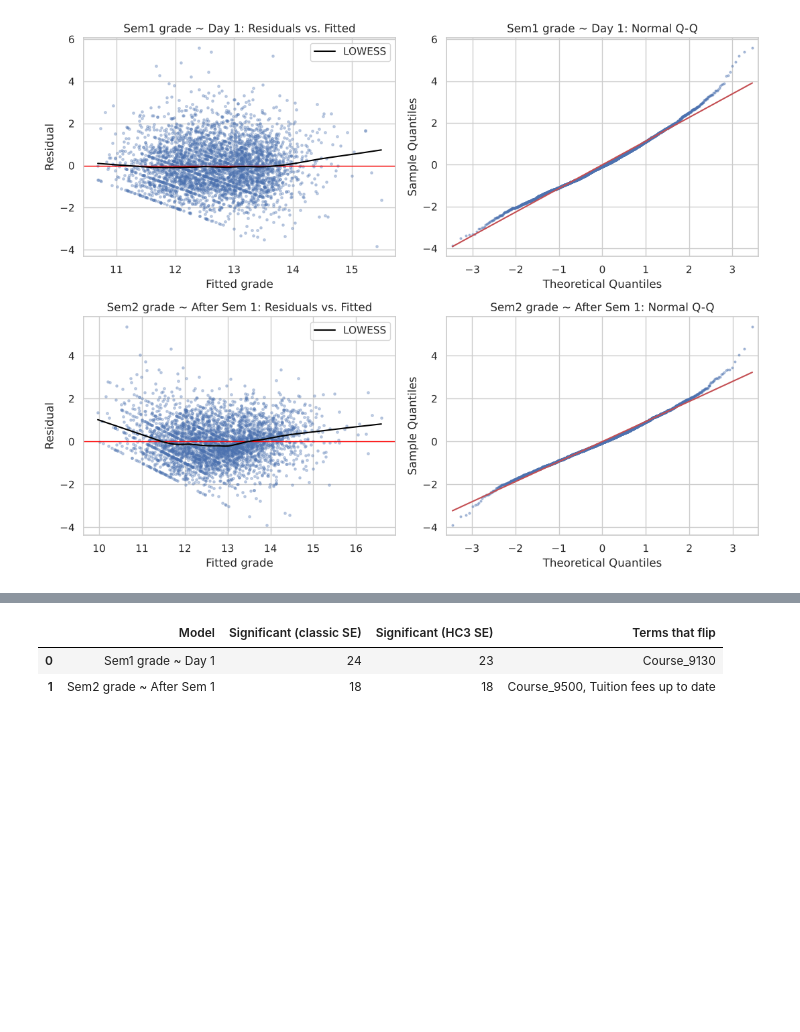
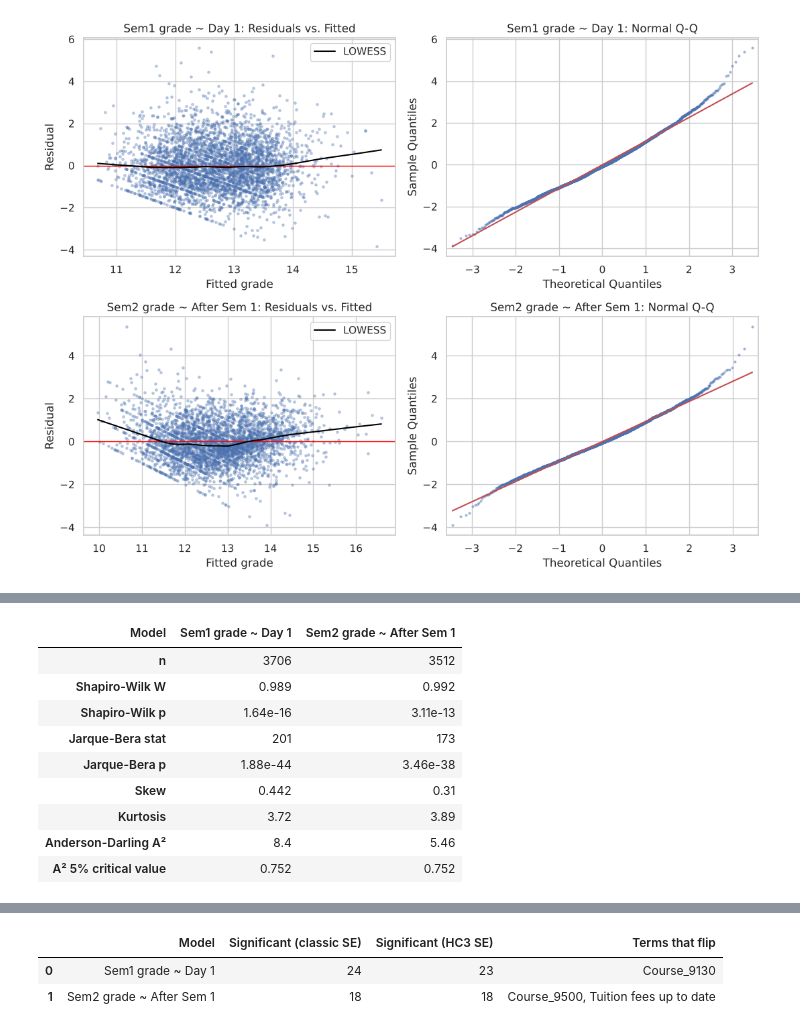
Before and after one commit to itsjavi16/student-dropout-prediction, a Jupyter notebook: notebooks/assumptions_checks.ipynb, the cells around one changed output, grey strips where cells are left out. Saved outputs shown, nothing was run; the diff lists cells and outputs as text; code cells hidden in the pictures; blank space fills up the shorter version.

```diff
--- a/notebooks/assumptions_checks.ipynb
+++ b/notebooks/assumptions_checks.ipynb
@@ -545,0 +556,29 @@ plt.show()
+# %%
+norm_rows = []
+for name, fit in ols_fits.items():
+    resid = fit.resid
+    sw_stat, sw_p = stats.shapiro(resid)
+    jb_stat, jb_p, skew, kurt = jarque_bera(resid)
+    ad = stats.anderson(resid, dist="norm")
+    ad_crit_5 = ad.critical_values[list(ad.significance_level).index(5.0)]
+    norm_rows.append({
+        "Model": name, "n": len(resid),
+        "Shapiro-Wilk W": sw_stat, "Shapiro-Wilk p": sw_p,
+        "Jarque-Bera stat": jb_stat, "Jarque-Bera p": jb_p,
+        "Skew": skew, "Kurtosis": kurt,
+        "Anderson-Darling A²": ad.statistic, "A² 5% critical value": ad_crit_5,
+    })
+
+normality_tests = pd.DataFrame(norm_rows).set_index("Model")
+display(normality_tests.T.map(lambda v: f"{v:.0f}" if float(v).is_integer() else f"{v:.3g}"))   # 3 significant digits, so tiny p-values stay visible
+# %% [output]
+| Model | Sem1 grade ~ Day 1 | Sem2 grade ~ After Sem 1 |
+| n | 3706 | 3512 |
+| Shapiro-Wilk W | 0.989 | 0.992 |
+| Shapiro-Wilk p | 1.64e-16 | 3.11e-13 |
+| Jarque-Bera stat | 201 | 173 |
+| Jarque-Bera p | 1.88e-44 | 3.46e-38 |
+| Skew | 0.442 | 0.31 |
+| Kurtosis | 3.72 | 3.89 |
+| Anderson-Darling A² | 8.4 | 5.46 |
+| A² 5% critical value | 0.752 | 0.752 |
```
Also changed, not shown: parts of 9 cells of this notebook.
